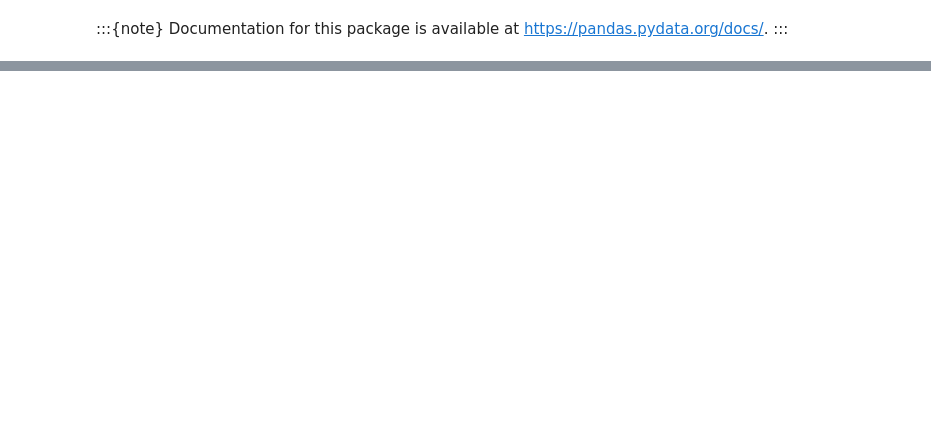
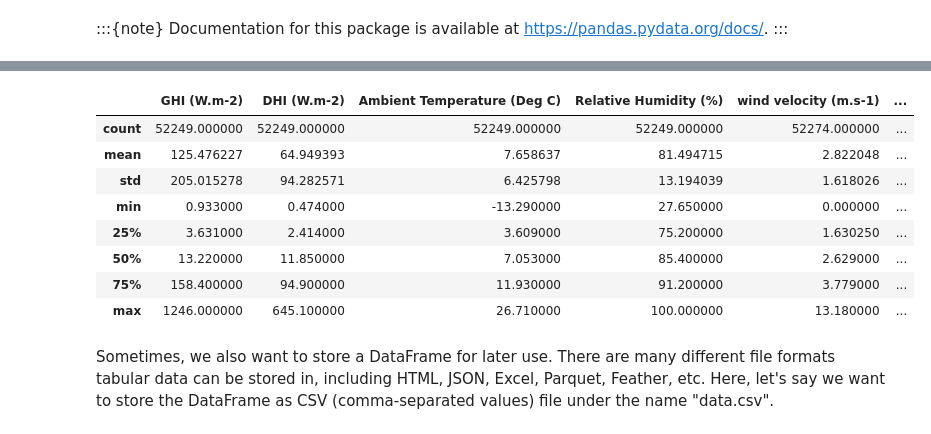
Before and after one commit to martavp/pv-textbook, a Jupyter notebook: _sources/intro-pandas.ipynb, the cells around one changed output, grey strips where cells are left out. Cells and saved outputs as stored; diff of their text form; code cells hidden in the pictures; blank space fills up the shorter version.

```diff
--- a/_sources/intro-pandas.ipynb
+++ b/_sources/intro-pandas.ipynb
@@ -30,0 +505,5 @@ Documentation for this package is available at https://pandas.pydata.org/docs/.
+# %%
+fn = "weather_station_data.csv"
+# %%
+df = pd.read_csv(fn, index_col=0)
+df.iloc[:5, :10]
@@ -30,0 +533,14 @@ Documentation for this package is available at https://pandas.pydata.org/docs/.
+# %%
+df.describe()
+# %% [output]
+|  | GHI (W.m-2) | DHI (W.m-2) | Ambient Temperature (Deg C) | Relative Humidity (%) | wind velocity (m.s-1) | ... |
+| count | 52249.000000 | 52249.000000 | 52249.000000 | 52249.000000 | 52274.000000 | ... |
+| mean | 125.476227 | 64.949393 | 7.658637 | 81.494715 | 2.822048 | ... |
+| std | 205.015278 | 94.282571 | 6.425798 | 13.194039 | 1.618026 | ... |
+| min | 0.933000 | 0.474000 | -13.290000 | 27.650000 | 0.000000 | ... |
+| 25% | 3.631000 | 2.414000 | 3.609000 | 75.200000 | 1.630250 | ... |
+| 50% | 13.220000 | 11.850000 | 7.053000 | 85.400000 | 2.629000 | ... |
+| 75% | 158.400000 | 94.900000 | 11.930000 | 91.200000 | 3.779000 | ... |
+| max | 1246.000000 | 645.100000 | 26.710000 | 100.000000 | 13.180000 | ... |
+# %% [markdown]
+Sometimes, we also want to store a DataFrame for later use. There are many different file formats tabular data can be stored in,  including HTML, JSON, Excel, Parquet, Feather, etc. Here, let's say we want to store the DataFrame as CSV (comma-separated values) file under the name "data.csv".
```
Also changed, not shown: parts of 98 cells of this notebook, 57 other files.
